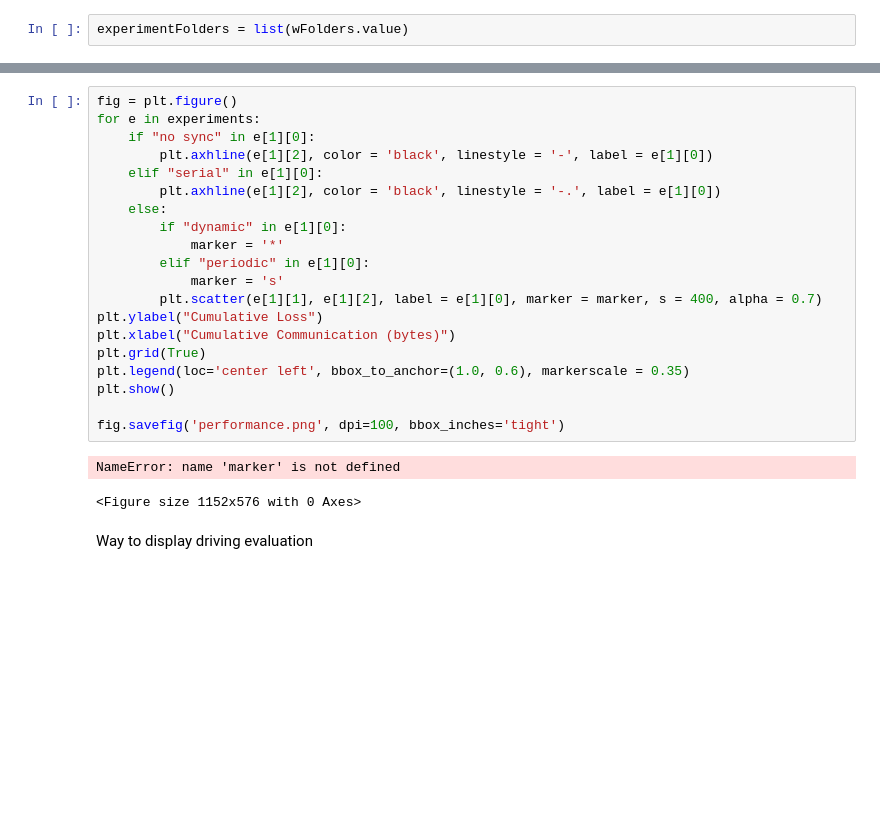
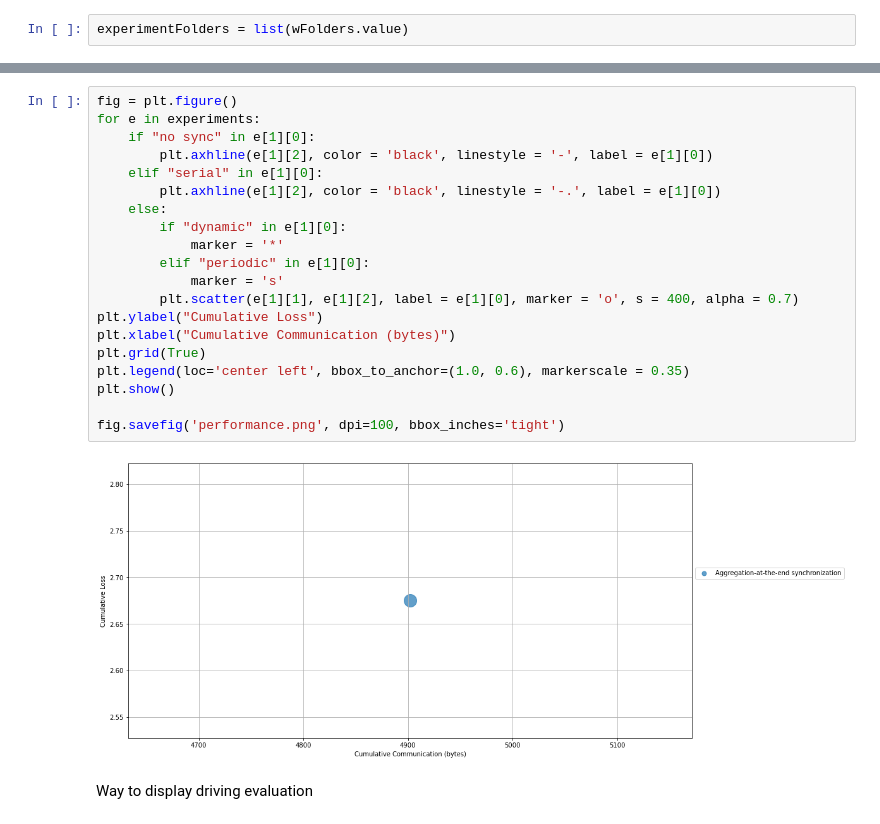
Before and after one commit to lasalr/dlapplication, a Jupyter notebook: experiments/local_experiments/examples/averagingAtTheEnd/cumLossVScumComm.ipynb, the cells around one changed output, grey strips where cells are left out. Drawn from its saved outputs; the diff is of its cells as text; blank space fills up the shorter version.

```diff
--- a/experiments/local_experiments/examples/averagingAtTheEnd/cumLossVScumComm.ipynb
+++ b/experiments/local_experiments/examples/averagingAtTheEnd/cumLossVScumComm.ipynb
@@ -103,26 +103,25 @@ print(experiments)
 # %%
 fig = plt.figure()
 for e in experiments:
     if "no sync" in e[1][0]:
         plt.axhline(e[1][2], color = 'black', linestyle = '-', label = e[1][0])
     elif "serial" in e[1][0]:
         plt.axhline(e[1][2], color = 'black', linestyle = '-.', label = e[1][0])
     else:
         if "dynamic" in e[1][0]:
             marker = '*'
         elif "periodic" in e[1][0]:
             marker = 's'
-        plt.scatter(e[1][1], e[1][2], label = e[1][0], marker = marker, s = 400, alpha = 0.7)
+        plt.scatter(e[1][1], e[1][2], label = e[1][0], marker = 'o', s = 400, alpha = 0.7)
 plt.ylabel("Cumulative Loss")
 plt.xlabel("Cumulative Communication (bytes)")
 plt.grid(True)
 plt.legend(loc='center left', bbox_to_anchor=(1.0, 0.6), markerscale = 0.35)
 plt.show()
 
 fig.savefig('performance.png', dpi=100, bbox_inches='tight')
 # %% [output]
-NameError: name 'marker' is not defined
-<Figure size 1152x576 with 0 Axes>
+[figure, added]
 # %% [markdown]
 Way to display driving evaluation
 # %%
```
Also changed, not shown: parts of 4 cells of this notebook, 4 other files.
